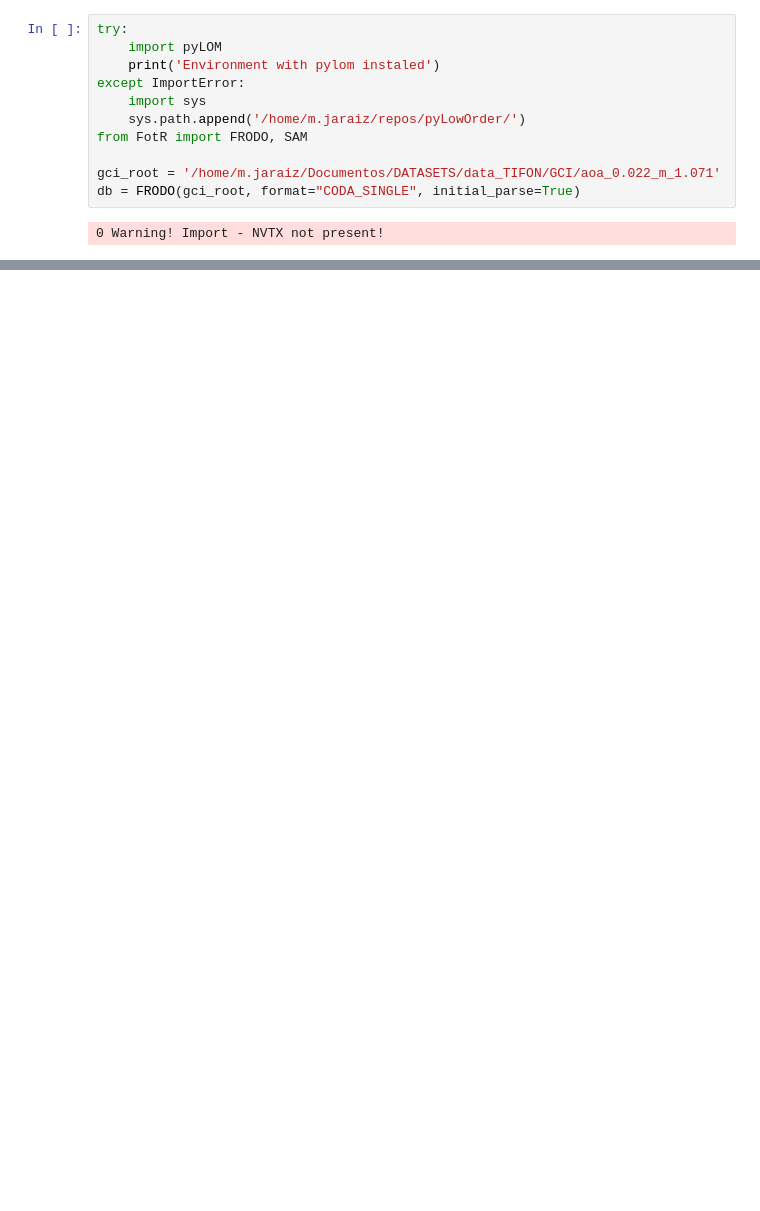
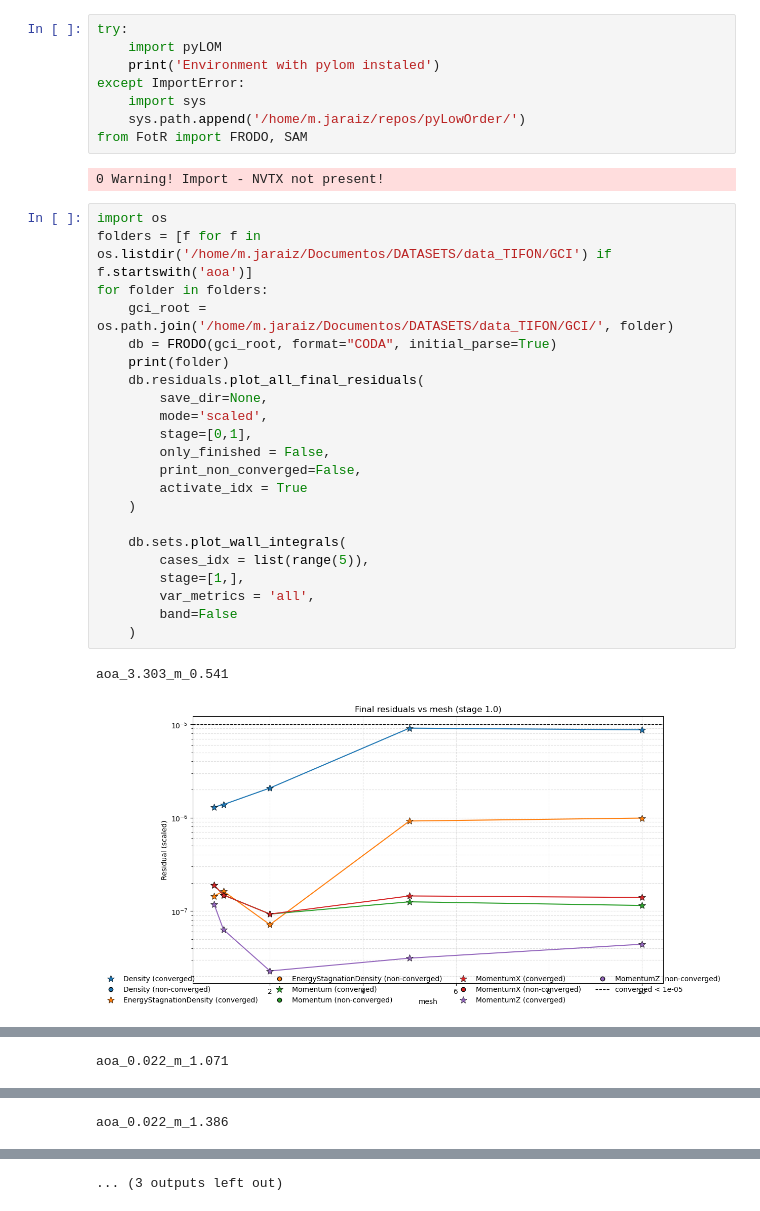
Before and after one commit to ninjaraiz/fellowship-of-the-ring, a Jupyter notebook: examples/TIFON_database_CODA/coda_single_GCI.ipynb, the cells around one changed output, grey strips where cells are left out. Saved outputs shown, nothing was run; the diff lists cells and outputs as text; blank space fills up the shorter version.

Commit message:
handoff re-made by claude. ready to solve coda format in order to read differents meshes

```diff
--- a/examples/TIFON_database_CODA/coda_single_GCI.ipynb
+++ b/examples/TIFON_database_CODA/coda_single_GCI.ipynb
@@ -6,8 +6,30 @@ except ImportError:
     import sys
     sys.path.append('/home/m.jaraiz/repos/pyLowOrder/')
 from FotR import FRODO, SAM
-
-gci_root = '/home/m.jaraiz/Documentos/DATASETS/data_TIFON/GCI/aoa_0.022_m_1.071'
-db = FRODO(gci_root, format="CODA_SINGLE", initial_parse=True)
 # %% [output]
 0 Warning! Import - NVTX not present!
+# %%
+import os
+folders = [f for f in os.listdir('/home/m.jaraiz/Documentos/DATASETS/data_TIFON/GCI') if f.startswith('aoa')]
+for folder in folders:
+    gci_root = os.path.join('/home/m.jaraiz/Documentos/DATASETS/data_TIFON/GCI/', folder)
+    db = FRODO(gci_root, format="CODA", initial_parse=True)
+    print(folder)
+    db.residuals.plot_all_final_residuals(
+        save_dir=None,
+        mode='scaled',
+        stage=[0,1],
+        only_finished = False,
+        print_non_converged=False,
+        activate_idx = True
+    )
+
+    db.sets.plot_wall_integrals(
+        cases_idx = list(range(5)),
+        stage=[1,],
+        var_metrics = 'all',
+        band=False
+    )
+# %% [output]
+aoa_3.303_m_0.541
+[figure, added]
@@ -13,0 +39 @@ db = FRODO(gci_root, format="CODA_SINGLE", initial_parse=True)
+aoa_0.022_m_1.071
@@ -13,0 +44 @@ db = FRODO(gci_root, format="CODA_SINGLE", initial_parse=True)
+aoa_0.022_m_1.386
@@ -14,3 +46,4 @@ db = FRODO(gci_root, format="CODA_SINGLE", initial_parse=True)
+... (3 outputs left out)
 # %%
 for case in range(0, 5):
     db.residuals.plot_residuals_from_case(
```
Also changed, not shown: parts of 3 cells of this notebook, 7 other files.
